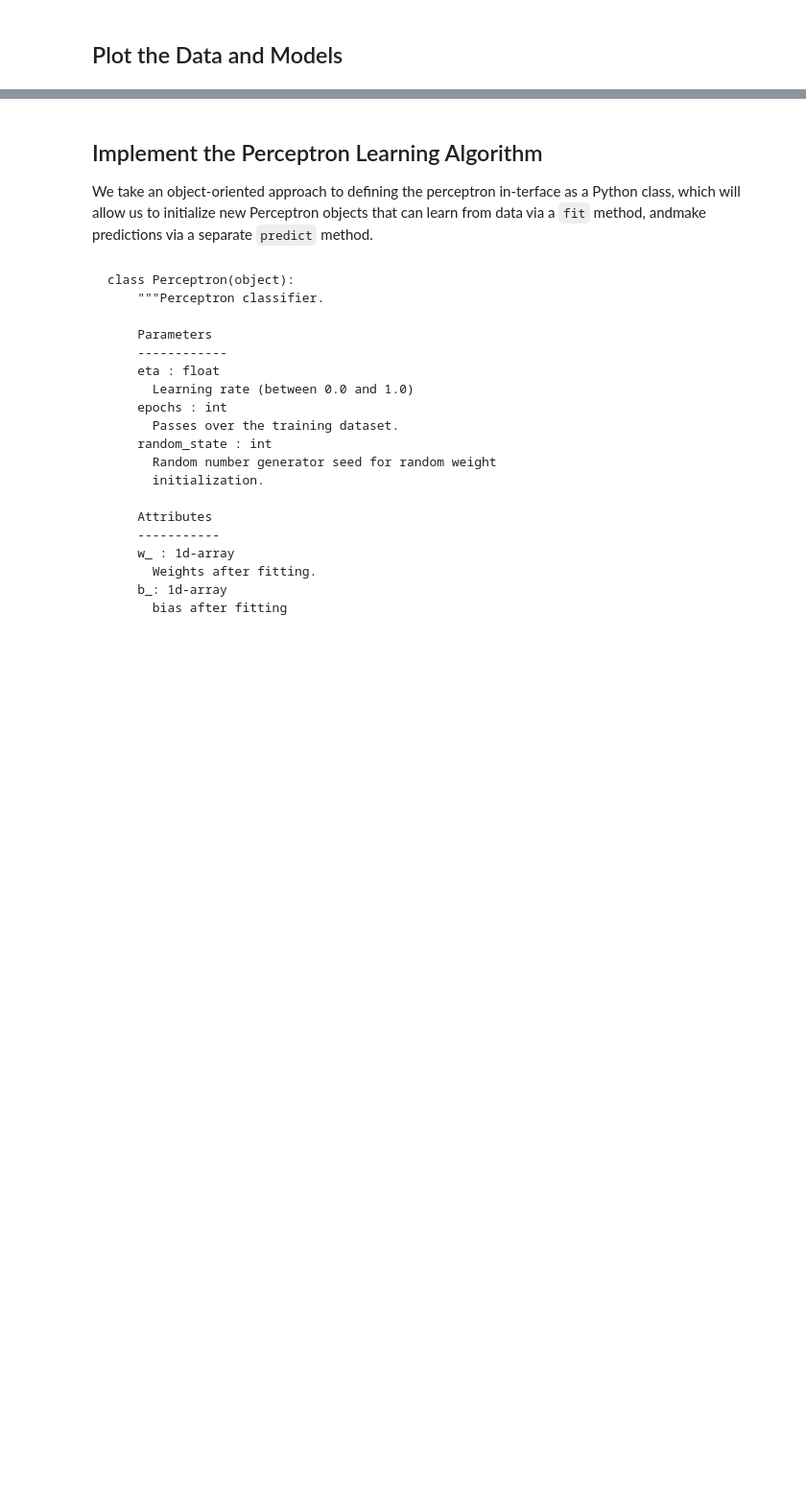
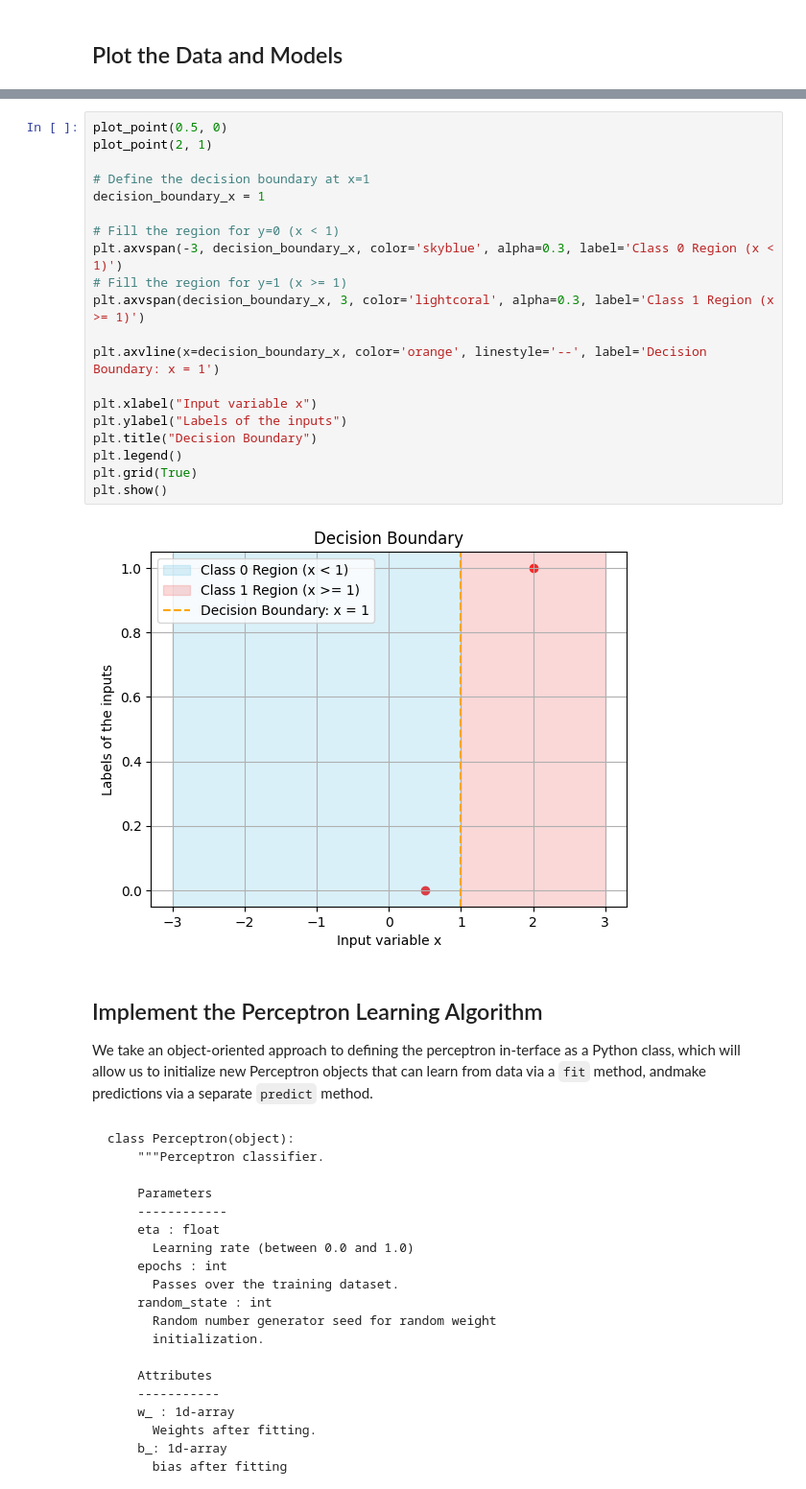
Before and after one commit to anyuanay/INFO213, a Jupyter notebook: INFO213_Week1_2_TrainingSimpleClassifier_answers_lecture.ipynb, the cells around one changed output, grey strips where cells are left out. Shown at 96% size. Cells and saved outputs as stored; diff of their text form; blank space fills up the shorter version.

```diff
--- a/INFO213_Week1_2_TrainingSimpleClassifier_answers_lecture.ipynb
+++ b/INFO213_Week1_2_TrainingSimpleClassifier_answers_lecture.ipynb
@@ -163,3 +237,25 @@ plt.show()
+# %%
+plot_point(0.5, 0)
+plot_point(2, 1)
+
+# Define the decision boundary at x=1
+decision_boundary_x = 1
+
+# Fill the region for y=0 (x < 1)
+plt.axvspan(-3, decision_boundary_x, color='skyblue', alpha=0.3, label='Class 0 Region (x < 1)')
+# Fill the region for y=1 (x >= 1)
+plt.axvspan(decision_boundary_x, 3, color='lightcoral', alpha=0.3, label='Class 1 Region (x >= 1)')
+
+plt.axvline(x=decision_boundary_x, color='orange', linestyle='--', label='Decision Boundary: x = 1')
+
+plt.xlabel("Input variable x")
+plt.ylabel("Labels of the inputs")
+plt.title("Decision Boundary")
+plt.legend()
+plt.grid(True)
+plt.show()
+# %% [output]
+[figure, added]
 # %% [markdown]
 ## Implement the Perceptron Learning Algorithm
 We take an object-oriented approach to defining the perceptron in-terface as a Python class, which will allow us to initialize new Perceptron objects that can learn from data via a `fit` method, andmake predictions via a separate `predict` method.
```
Also changed, not shown: parts of 14 cells of this notebook.
